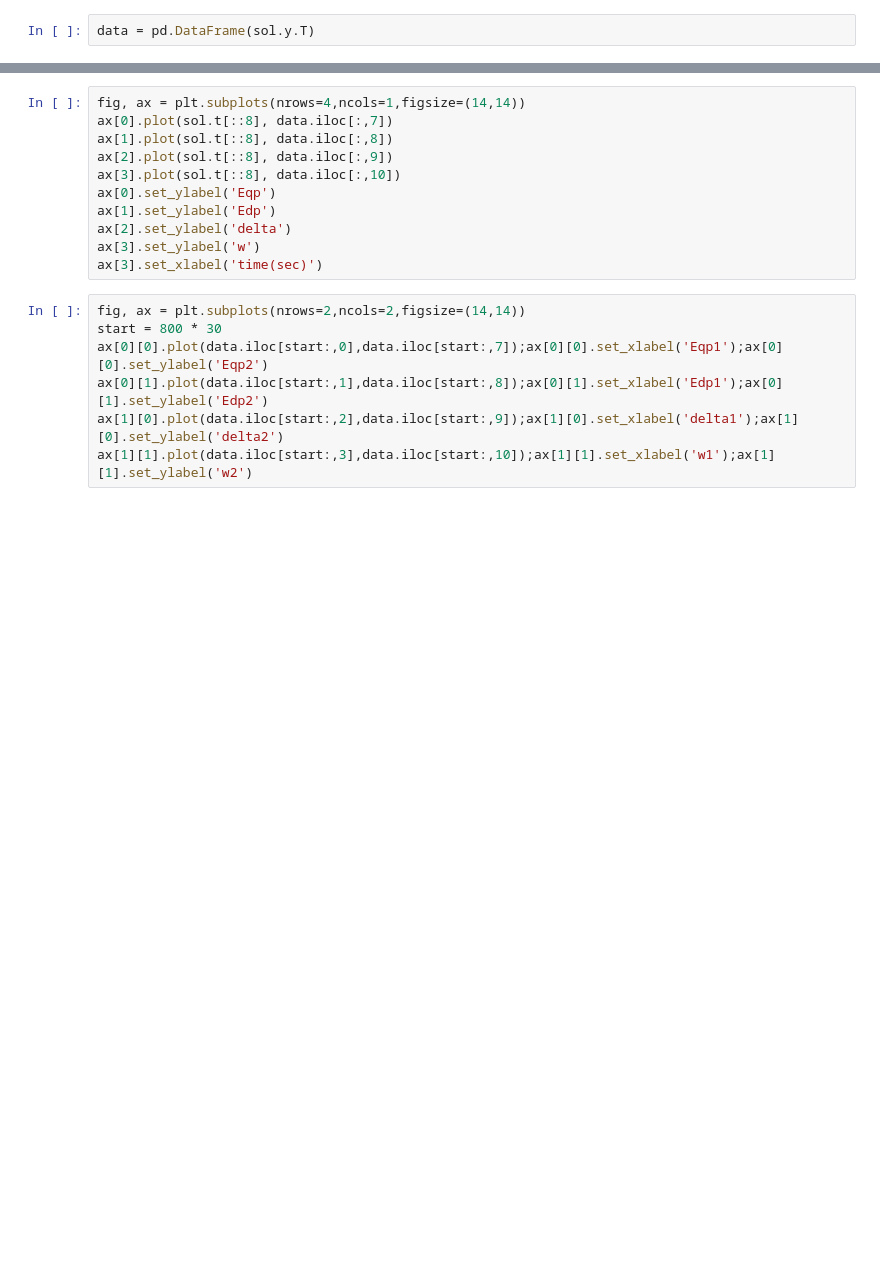
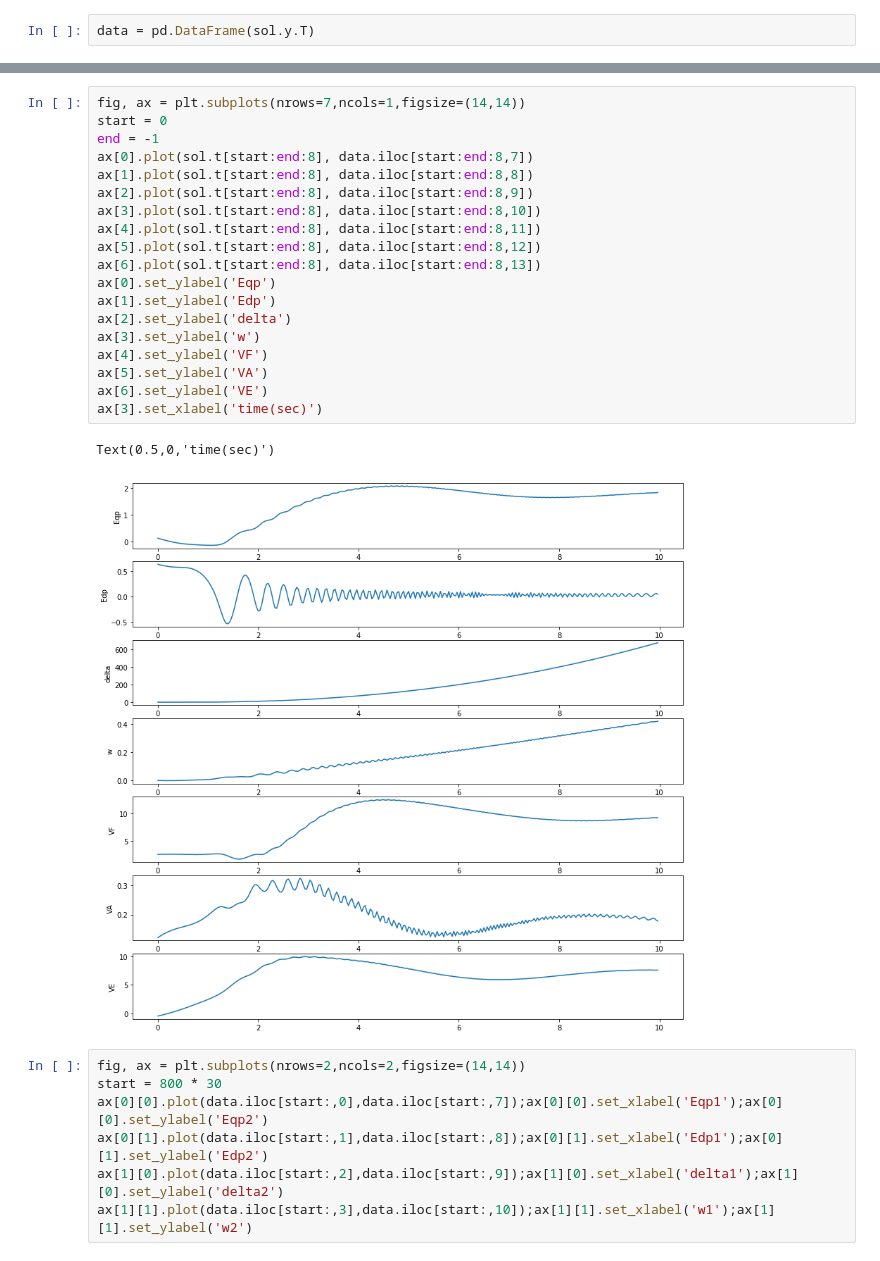
Before and after one commit to qqqzhi/DoubleHopf, a Jupyter notebook: TimeSim_case1.ipynb, the cells around one changed output, grey strips where cells are left out. Cells and saved outputs as stored; diff of their text form; blank space fills up the shorter version.

```diff
--- a/TimeSim_case1.ipynb
+++ b/TimeSim_case1.ipynb
@@ -501,14 +424,25 @@ Text(0.5,0,'time(sec)')
 # %%
-fig, ax = plt.subplots(nrows=4,ncols=1,figsize=(14,14))
-ax[0].plot(sol.t[::8], data.iloc[:,7])
-ax[1].plot(sol.t[::8], data.iloc[:,8])
-ax[2].plot(sol.t[::8], data.iloc[:,9])
-ax[3].plot(sol.t[::8], data.iloc[:,10])
+fig, ax = plt.subplots(nrows=7,ncols=1,figsize=(14,14))
+start = 0
+end = -1
+ax[0].plot(sol.t[start:end:8], data.iloc[start:end:8,7])
+ax[1].plot(sol.t[start:end:8], data.iloc[start:end:8,8])
+ax[2].plot(sol.t[start:end:8], data.iloc[start:end:8,9])
+ax[3].plot(sol.t[start:end:8], data.iloc[start:end:8,10])
+ax[4].plot(sol.t[start:end:8], data.iloc[start:end:8,11])
+ax[5].plot(sol.t[start:end:8], data.iloc[start:end:8,12])
+ax[6].plot(sol.t[start:end:8], data.iloc[start:end:8,13])
 ax[0].set_ylabel('Eqp')
 ax[1].set_ylabel('Edp')
 ax[2].set_ylabel('delta')
 ax[3].set_ylabel('w')
+ax[4].set_ylabel('VF')
+ax[5].set_ylabel('VA')
+ax[6].set_ylabel('VE')
 ax[3].set_xlabel('time(sec)')
+# %% [output]
+Text(0.5,0,'time(sec)')
+[figure, added]
 # %%
 fig, ax = plt.subplots(nrows=2,ncols=2,figsize=(14,14))
 start = 800 * 30
```
Also changed, not shown: parts of 12 cells of this notebook, 6 other files.
